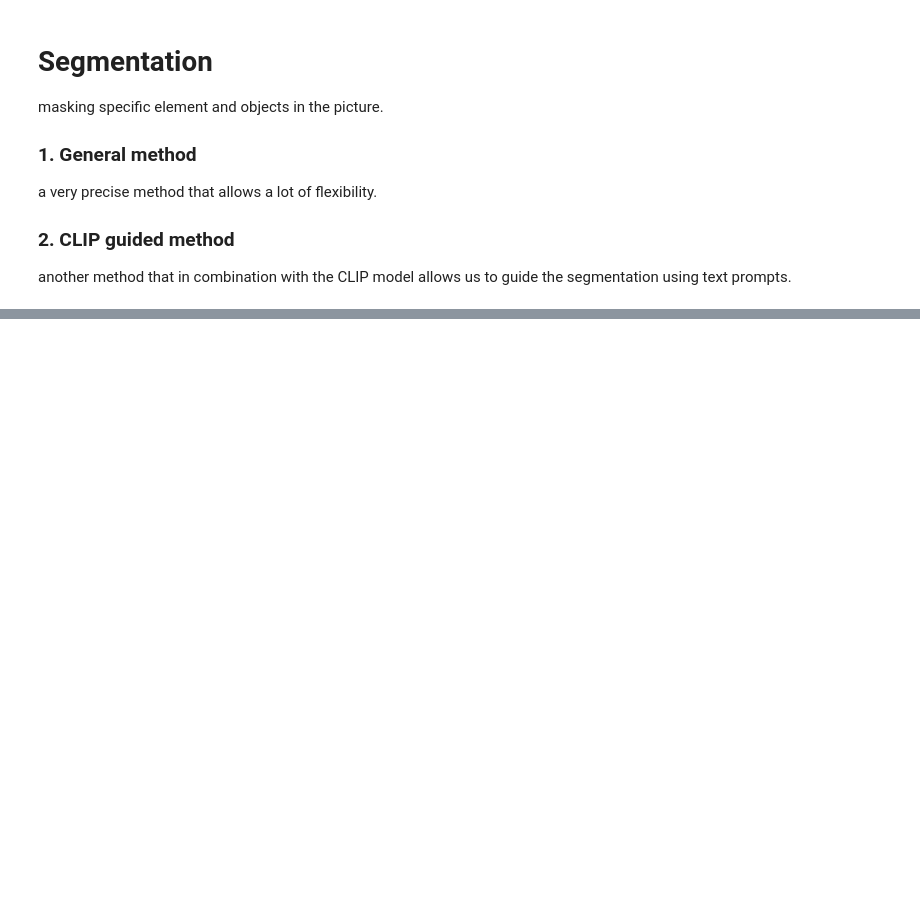
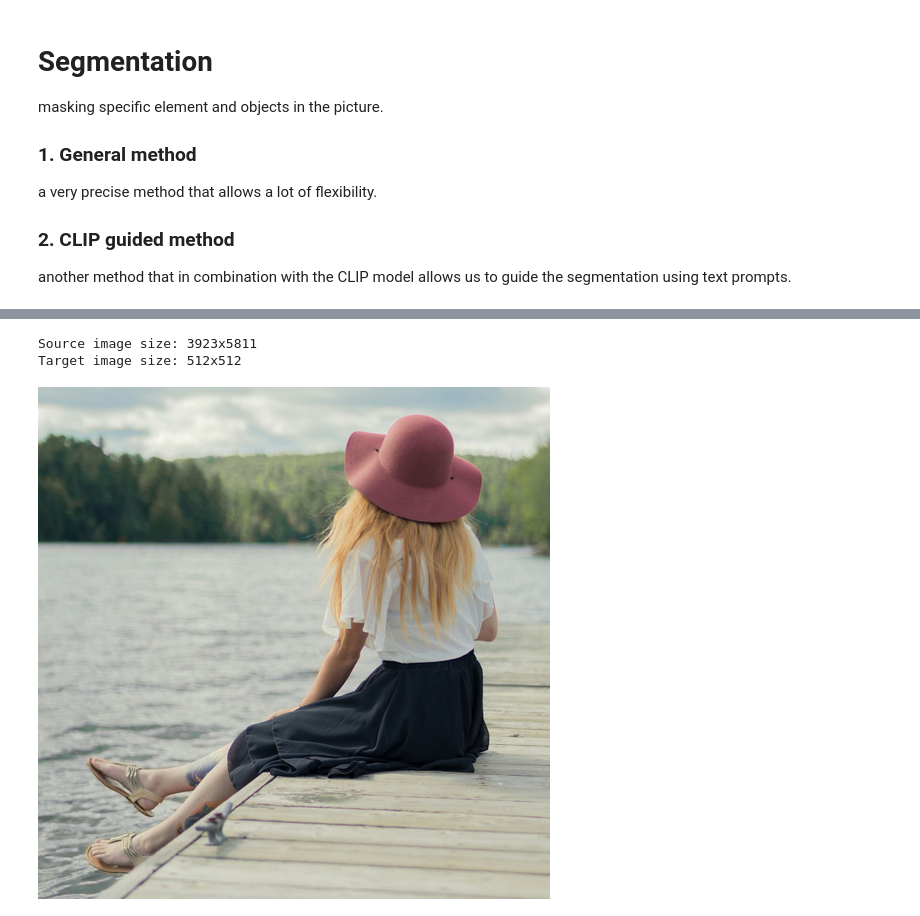
Before and after one commit to burcia1711/generative-ai-from-gans-to-clip-with-python-and-pytorch, a Jupyter notebook: clothesReplacementResearchCase.ipynb, the cells around one changed output, grey strips where cells are left out. Cells and saved outputs as stored; diff of their text form; code cells hidden in the pictures; blank space fills up the shorter version.

```diff
--- a/clothesReplacementResearchCase.ipynb
+++ b/clothesReplacementResearchCase.ipynb
@@ -18,0 +188,27 @@ they define a series of diffusion steps to slowly add random noise to data and t
+# %%
+# example image
+# link: https://unsplash.com/photos/AsJirOOLN_s
+# photo by lac mcgregor, canada
+
+target_width, target_height = 512, 512 # if there are memory issues, reduce the size
+source_image = Image.open("/content/mix909-AsJirOOLN_s-unsplash.jpg")
+
+width, height = source_image.size
+print(f"Source image size: {width}x{height}")
+
+# we make the image square
+source_image = source_image.crop((0, height-width, width, height)) # box = (left, upper, right, lower)
+
+# we resize the image to the targer dimensions (so that it uses less memory)
+source_image = source_image.resize((target_width, target_height), Image.LANCZOS)
+width, height = source_image.size
+print(f"Target image size: {width}x{height}")
+
+# we convert the image into an array in order to use it later with the segmentation model
+segmentation_image = asarray(source_image)
+
+display(source_image)
+# %% [output]
+Source image size: 3923x5811
+Target image size: 512x512
+[figure, added]
```
Also changed, not shown: parts of 12 cells of this notebook.
